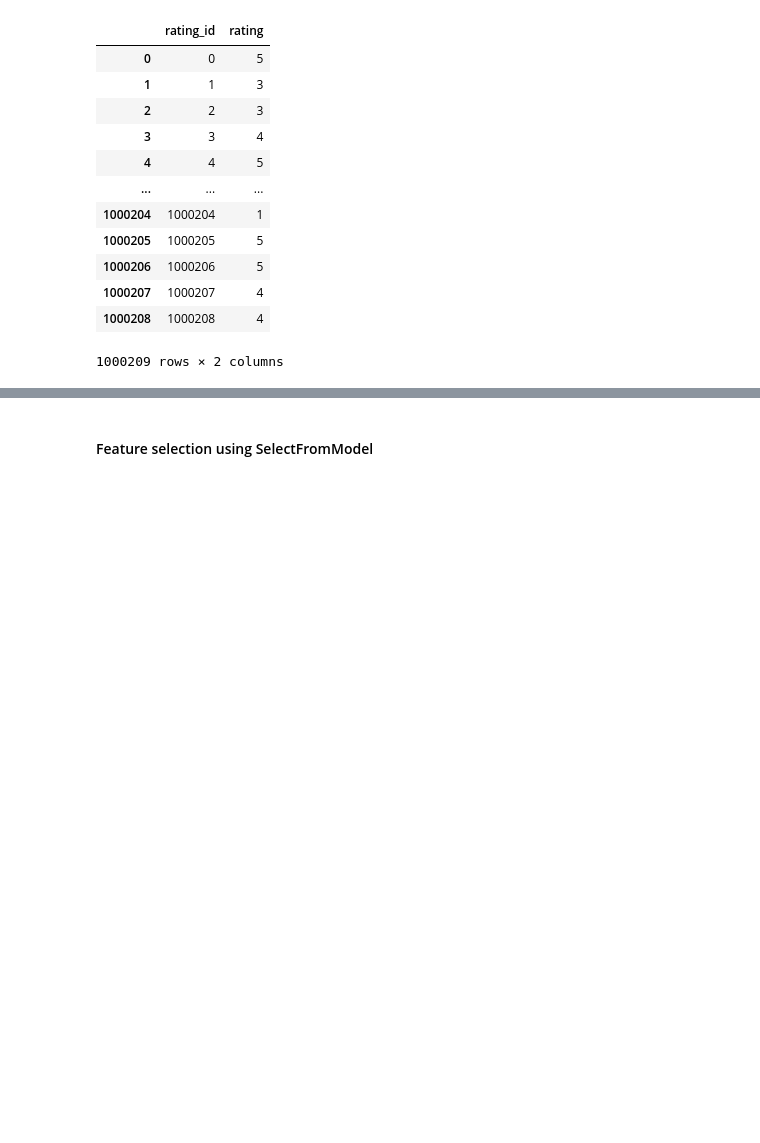
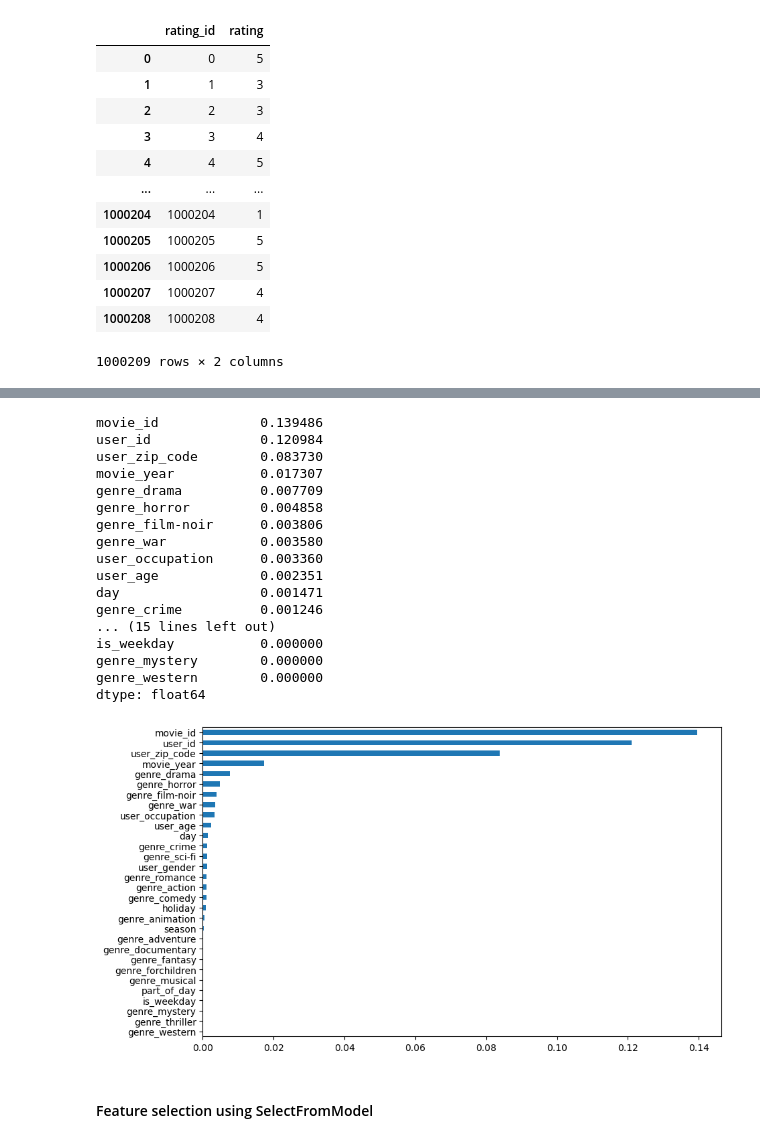
Before and after one commit to FIIT-MSc-projects/2023-Baran-Tomik-Deep-neural-network-context-aware-movie-recommendation, a Jupyter notebook: 1m/data_preprocessing/feature_selection/my_feature_selection.ipynb, the cells around one changed output, grey strips where cells are left out. Cells and saved outputs as stored; diff of their text form; code cells hidden in the pictures; blank space fills up the shorter version.

Commit message:
Finish feature selection

```diff
--- a/1m/data_preprocessing/feature_selection/my_feature_selection.ipynb
+++ b/1m/data_preprocessing/feature_selection/my_feature_selection.ipynb
@@ -37,23 +38,0 @@ categorical data to numerical
-# %%
-# load holidays
-with open('../holidays.json', 'r') as json_file:
-    holiday_dates = json.load(json_file)
-
-# create index mapping
-holiday_mapping = {}
-for holiday_name, data in holiday_dates.items():
-    holiday_mapping[holiday_name] = data['index']
-
-# add no_holiday as one of the mapping
-holiday_mapping['no_holiday'] = len(holiday_mapping)
-context_data['holiday_encoded'] = context_data['holiday'].map(holiday_mapping)
-
-# create mapping for gender values ('M' and 'F')
-gender_mapping = {'F': 0, 'M': 1}
-context_data['user_gender_encoded'] = context_data['user_gender'].map(gender_mapping)
-
-context_data = context_data.drop(['holiday', 'user_gender'], axis=1)
-context_data.rename(columns={'holiday_encoded': 'holiday'}, inplace=True)
-context_data.rename(columns={'user_gender_encoded': 'user_gender'}, inplace=True)
-
-context_data
@@ -73,0 +39,8 @@ context_data
+# %%
+# Label encode categorical columns
+categorical_columns = ['holiday', 'user_gender']
+
+for column in categorical_columns:
+    context_data[column] = LabelEncoder().fit_transform(context_data[column])
+
+context_data
@@ -133,3 +91,30 @@ takes too long to run (after 5000 minutes I stopped it)
+# %%
+mi_selector = SelectKBest(score_func=mutual_info_regression, k=len(context_data.columns))
+mi_selector.fit_transform(X, y)
+
+mi_scores = pd.Series(abs(mi_selector.scores_), index=context_data.columns).sort_values()
+plt.figure(figsize=(10,6))
+mi_scores.plot(kind='barh')
+print(mi_scores.sort_values(ascending=False))
+# %% [output]
+movie_id             0.139486
+user_id              0.120984
+user_zip_code        0.083730
+movie_year           0.017307
+genre_drama          0.007709
+genre_horror         0.004858
+genre_film-noir      0.003806
+genre_war            0.003580
+user_occupation      0.003360
+user_age             0.002351
+day                  0.001471
+genre_crime          0.001246
+... (15 lines left out)
+is_weekday           0.000000
+genre_mystery        0.000000
+genre_western        0.000000
+dtype: float64
+[figure, added]
 # %% [markdown]
 #### Feature selection using SelectFromModel
 # %% [markdown]
```
Also changed, not shown: parts of 16 cells of this notebook, 8 other files.
